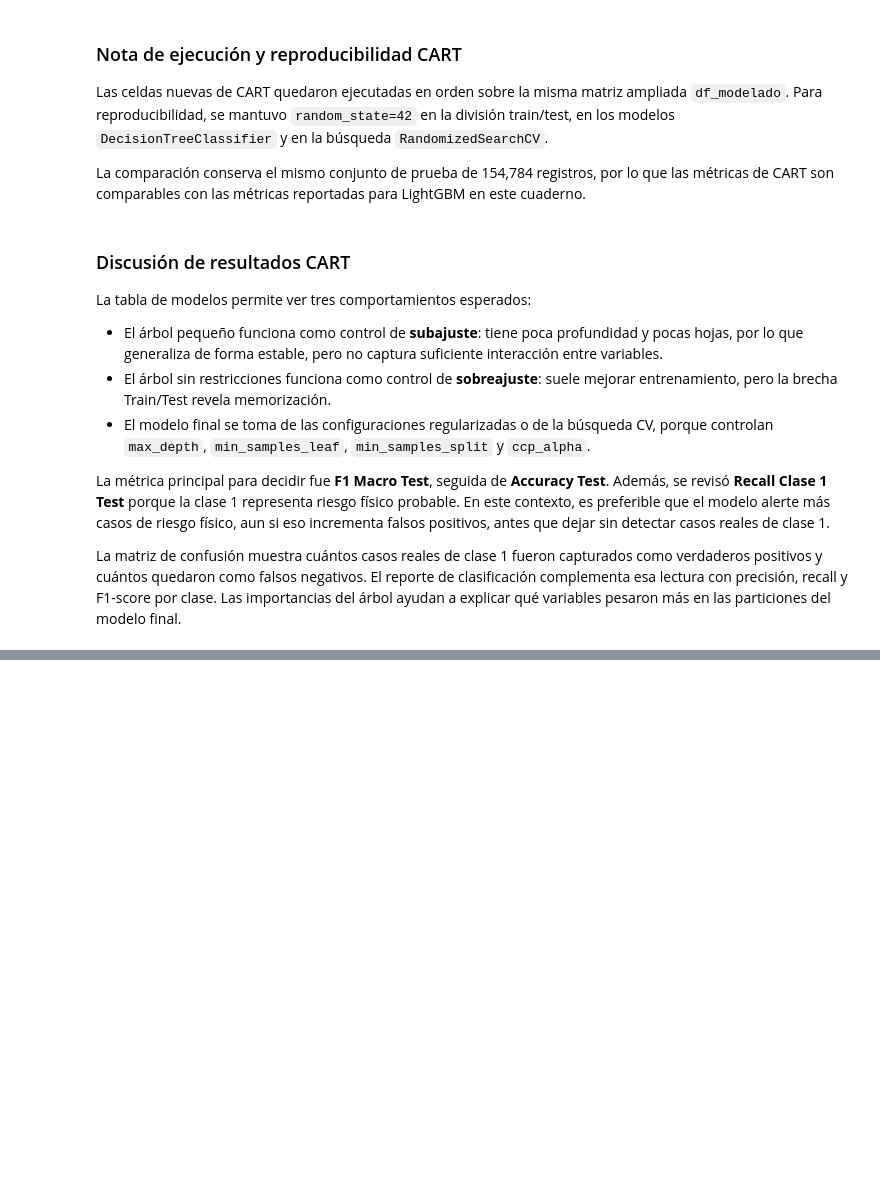
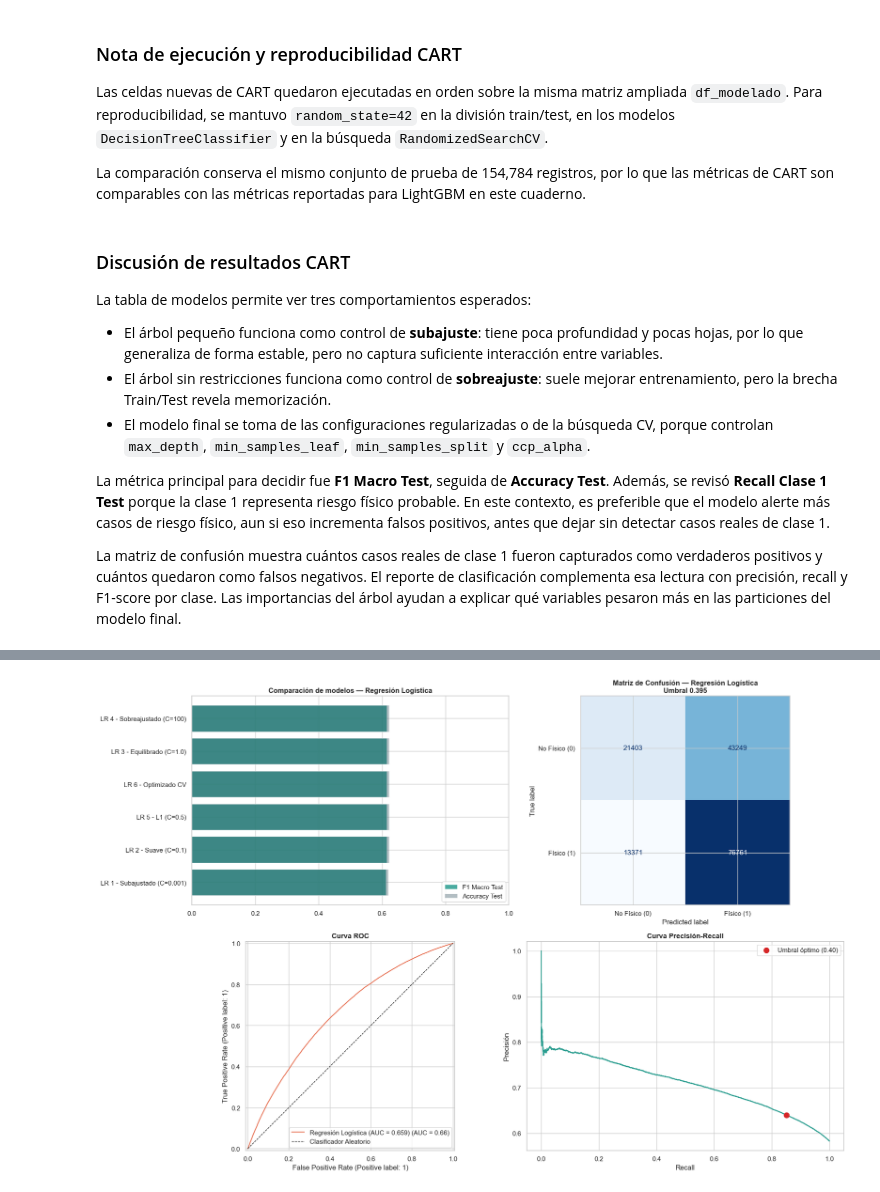
Before and after one commit to MEN-GUE/proyecto_01_mineria_datos, a Jupyter notebook: Cuaderno Jupyter para Analisis/Analisis_Violencia_INE.ipynb, the cells around one changed output, grey strips where cells are left out. Drawn from its saved outputs; the diff is of its cells as text; code cells hidden in the pictures; blank space fills up the shorter version.

Commit message:
[ADD] regresión logistica analisis

```diff
--- a/Cuaderno Jupyter para Analisis/Analisis_Violencia_INE.ipynb
+++ b/Cuaderno Jupyter para Analisis/Analisis_Violencia_INE.ipynb
@@ -2088,0 +2419,84 @@ La matriz de confusión muestra cuántos casos reales de clase 1 fueron capturad
+# %%
+fig, axes = plt.subplots(2, 2, figsize=(18, 12))
+
+# Comparación de F1 Macro Test y Accuracy Test por modelo
+resumen_plot_lr = resultados_lr_df.sort_values("F1 Macro Test", ascending=True)
+axes[0, 0].barh(
+    resumen_plot_lr["Modelo"], resumen_plot_lr["F1 Macro Test"],
+    color="#2A9D8F", alpha=0.85, label="F1 Macro Test"
+)
+axes[0, 0].barh(
+    resumen_plot_lr["Modelo"], resumen_plot_lr["Accuracy Test"],
+    color="#264653", alpha=0.35, label="Accuracy Test"
+)
+axes[0, 0].set_xlim(0, 1)
+axes[0, 0].set_title("Comparación de modelos — Regresión Logística", fontweight="bold")
+axes[0, 0].legend(loc="lower right")
+
+# Matriz de confusión
+ConfusionMatrixDisplay(
+    confusion_matrix=cm_lr_final,
+    display_labels=["No Físico (0)", "Físico (1)"]
+).plot(cmap="Blues", ax=axes[0, 1], colorbar=False)
+axes[0, 1].set_title(
+    f"Matriz de Confusión — Regresión Logística\nUmbral {umbral_lr_final:.3f}",
+    fontweight="bold"
+)
+
+# Curva ROC
+auc_lr = roc_auc_score(y_test_fin, y_prob_lr_final)
+RocCurveDisplay.from_predictions(
+    y_test_fin, y_prob_lr_final,
+    name=f"Regresión Logística (AUC = {auc_lr:.3f})",
+    color="#E76F51", ax=axes[1, 0]
+)
+axes[1, 0].plot([0, 1], [0, 1], "k--", lw=1, label="Clasificador Aleatorio")
+axes[1, 0].set_title("Curva ROC", fontweight="bold")
+axes[1, 0].legend(loc="lower right")
+
+# Curva Precisión-Recall con umbral marcado
+precision_arr, recall_arr, thresholds_arr = precision_recall_curve(y_test_fin, y_prob_lr_final)
+idx_umbral = np.argmin(np.abs(thresholds_arr - umbral_lr_final))
+axes[1, 1].plot(recall_arr, precision_arr, color="#2A9D8F")
+axes[1, 1].scatter(
+    recall_arr[idx_umbral], precision_arr[idx_umbral],
+    s=80, zorder=5, color="#d62728",
+    label=f"Umbral óptimo ({umbral_lr_final:.2f})"
+)
+axes[1, 1].set_xlabel("Recall")
+axes[1, 1].set_ylabel("Precisión")
+axes[1, 1].set_title("Curva Precisión-Recall", fontweight="bold")
+axes[1, 1].legend()
+
+plt.tight_layout()
+plt.show()
+
+# Distribución de probabilidades predichas
+plt.figure(figsize=(8, 4))
+plt.hist(y_prob_lr_final[y_test_fin == 1], bins=60, alpha=0.55,
+         label="Clase 1 — Físico",    color="#d62728")
+plt.hist(y_prob_lr_final[y_test_fin == 0], bins=60, alpha=0.55,
+         label="Clase 0 — No Físico", color="#1f77b4")
+plt.axvline(umbral_lr_final, linestyle="--", color="black",
+            label=f"Umbral {umbral_lr_final:.2f}")
+plt.xlabel("Probabilidad predicha (Clase 1)")
+plt.ylabel("Frecuencia")
+plt.title("Distribución de Probabilidades por Clase Real — Regresión Logística")
+plt.legend()
+plt.tight_layout()
+plt.show()
+
+display(
+    tabla_umbrales_lr.sort_values(["F1 Macro Test", "Accuracy Test"], ascending=False)
+    .head(10)
+    .style.format({
+        "Umbral":                 "{:.3f}",
+        "Accuracy Test":          "{:.4f}",
+        "F1 Macro Test":          "{:.4f}",
+        "F1 Clase 1 Test":        "{:.4f}",
+        "Recall Clase 1 Test":    "{:.4f}",
+        "Precision Clase 1 Test": "{:.4f}",
+    })
+)
+# %% [output]
+[figure, added]
```
Also changed, not shown: parts of 15 cells of this notebook.
